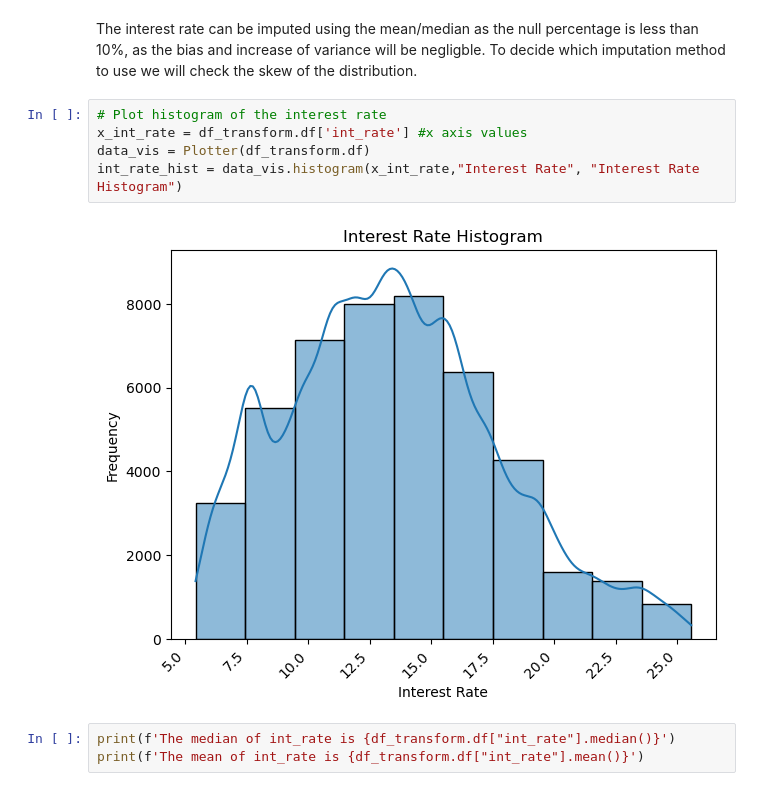
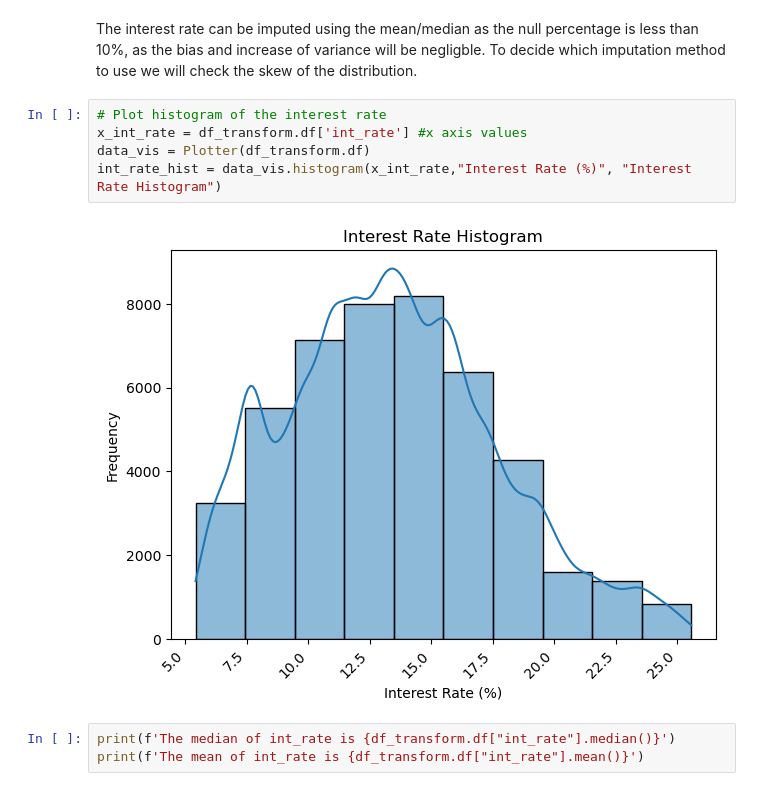
Before and after one commit to noemi-munt/exploratory-data-analysis---customer-loans-in-finance125, a Jupyter notebook: EDA.ipynb, the cells around one changed output. Cells and saved outputs as stored; diff of their text form.

```diff
--- a/EDA.ipynb
+++ b/EDA.ipynb
@@ -323,10 +323,10 @@ The interest rate can be imputed using the mean/median as the null percentage is
 # %%
 # Plot histogram of the interest rate
 x_int_rate = df_transform.df['int_rate'] #x axis values
 data_vis = Plotter(df_transform.df)
-int_rate_hist = data_vis.histogram(x_int_rate,"Interest Rate", "Interest Rate Histogram")
+int_rate_hist = data_vis.histogram(x_int_rate,"Interest Rate (%)", "Interest Rate Histogram")
 # %% [output]
-[figure, old version]
+[figure, new version]
 # %%
 print(f'The median of int_rate is {df_transform.df["int_rate"].median()}')
 print(f'The mean of int_rate is {df_transform.df["int_rate"].mean()}')
```
Also changed, not shown: parts of 10 cells of this notebook, 2 other files.
